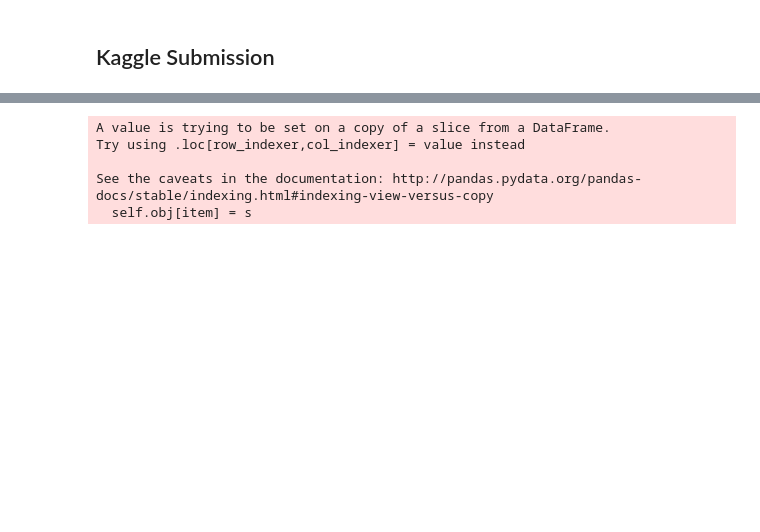
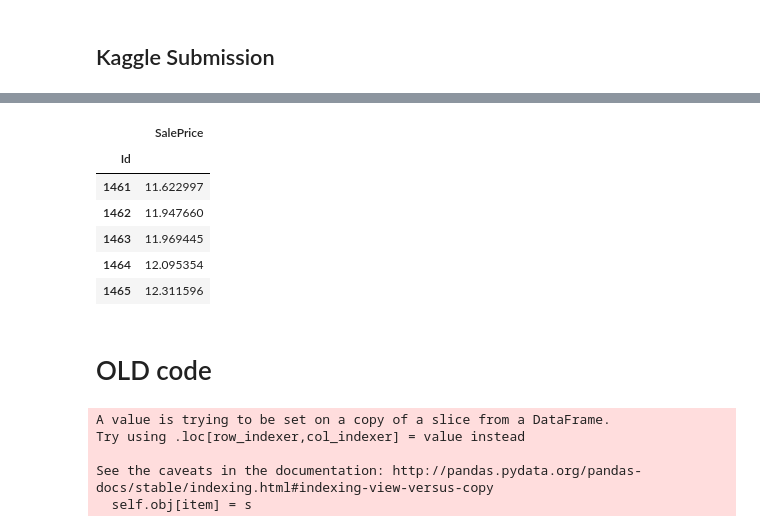
Before and after one commit to JoannaBroniarek/House-Prices-Advanced-Regression-Techniques, a Jupyter notebook: Kaggle_Project2.ipynb, the cells around one changed output, grey strips where cells are left out. Drawn from its saved outputs; the diff is of its cells as text; code cells hidden in the pictures; blank space fills up the shorter version.

```diff
--- a/Kaggle_Project2.ipynb
+++ b/Kaggle_Project2.ipynb
@@ -707,0 +618,13 @@ plt.ylim(ymin, ymax)
+# %%
+y_test_pred = lasso_model.predict(test_X)
+predictions_df = pd.DataFrame(y_test_pred, index = test_X.index+1461, columns=["SalePrice"])
+predictions_df.index.name = "Id"
+predictions_df.head()
+# %% [output]
+|  | SalePrice |
+| Id |  |
+| 1461 | 11.622997 |
+| 1462 | 11.947660 |
+| 1463 | 11.969445 |
+| 1464 | 12.095354 |
+| 1465 | 12.311596 |
@@ -708,3 +633,5 @@ plt.ylim(ymin, ymax)
+# %% [markdown]
+# OLD code
 # %%
 test_df = test_df.drop(drop_out_columns, axis=1)
 test_df = test_df.drop('Id', axis=1)
```
Also changed, not shown: parts of 30 cells of this notebook.
